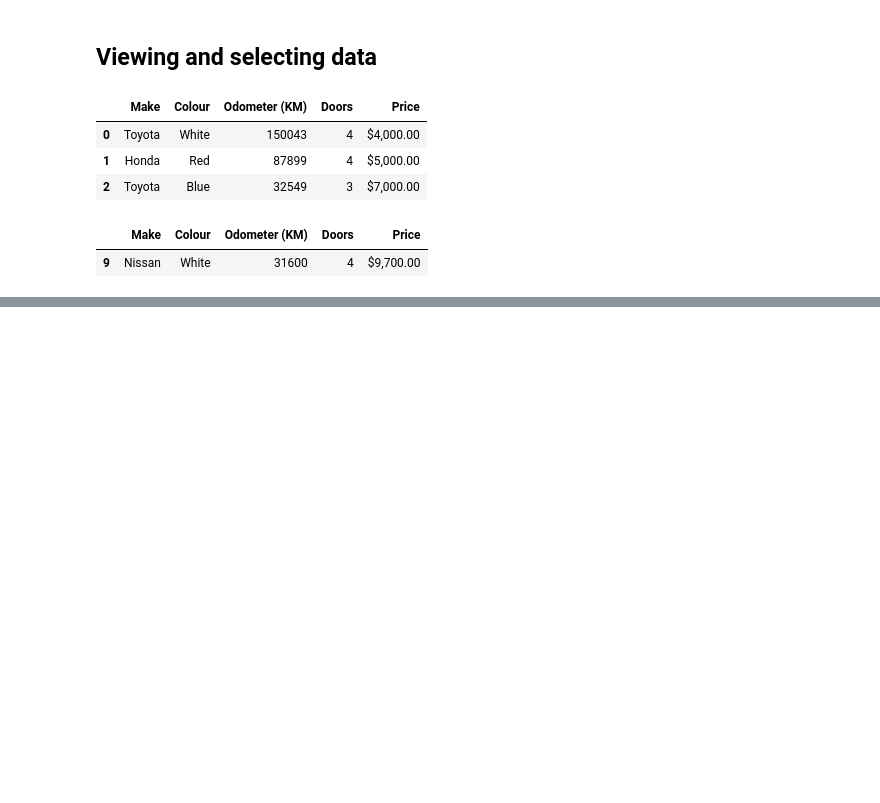
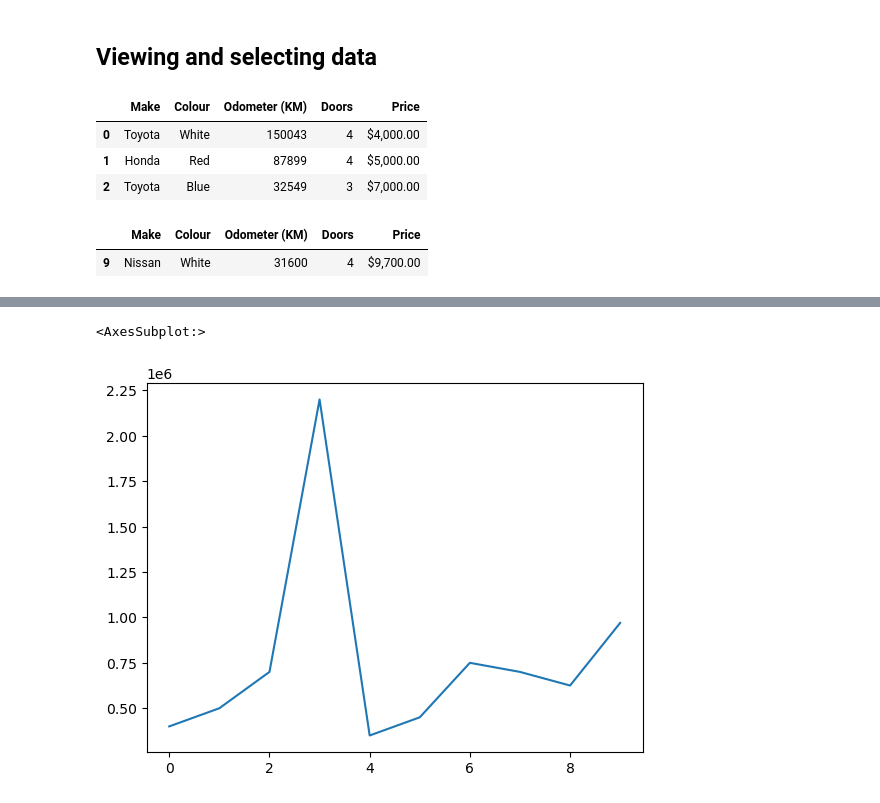
Before and after one commit to TowhidKashem/machine-learning, a Jupyter notebook: 2. intro-to-pandas/intro-to-pandas.ipynb, the cells around one changed output, grey strips where cells are left out. Cells and saved outputs as stored; diff of their text form; code cells hidden in the pictures; blank space fills up the shorter version.

```diff
--- a/2. intro-to-pandas/intro-to-pandas.ipynb
+++ b/2. intro-to-pandas/intro-to-pandas.ipynb
@@ -184,0 +254,5 @@ car_sales.tail(1)
+# %%
+# parse the price column values from strings -> numbers
+car_sales['Price'] = car_sales['Price'].replace('\D', '', regex=True).astype(int)
+
+car_sales['Price'] # prices are all numbers now
@@ -184,0 +271,6 @@ car_sales.tail(1)
+# %%
+# now that prices are integers, they can be plotted
+car_sales['Price'].plot()
+# %% [output]
+<AxesSubplot:>
+[figure, added]
```
Also changed, not shown: parts of 12 cells of this notebook, 1 other file.
